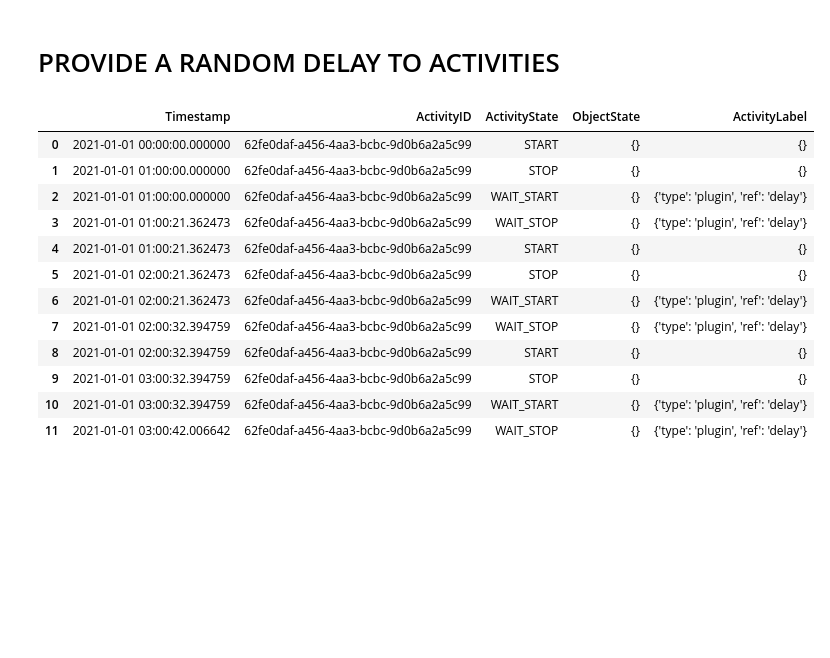
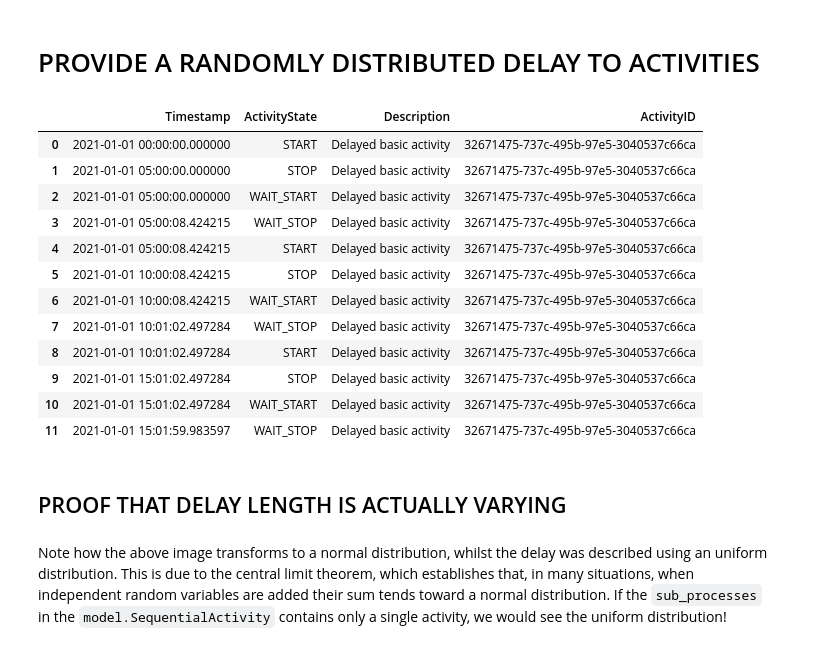
Before and after one commit to thijsreedijk/OpenCLSim, a Jupyter notebook: notebooks/19_RandomDelay.ipynb, the cells around one changed output. Drawn from its saved outputs; the diff is of its cells as text; code cells hidden in the pictures; blank space fills up the shorter version.

Commit message:
Randomly distributed delay
Updated Delay Plugin and Provided a example in Jupyter

```diff
--- a/notebooks/19_RandomDelay.ipynb
+++ b/notebooks/19_RandomDelay.ipynb
@@ -1,5 +1,5 @@
 # %% [markdown]
-# PROVIDE A RANDOM DELAY TO ACTIVITIES
+# PROVIDE A RANDOMLY DISTRIBUTED DELAY TO ACTIVITIES
 # %%
 # Import dependencies
 import datetime
@@ -24,7 +25,6 @@ class SimulationEnvironment(object):
     ----------
         start_date: datetime.datetime
             A datetime object specifying the simulation start date.
-
     """
 
 
@@ -42,12 +42,14 @@ class SimulationEnvironment(object):
         """ Use this function to define your activities. """
 
         # In this example we define a basic activity
+        length = 3600 * 5  # The activity takes about 5 hours.
         delay_by = st.uniform(loc=0, scale=1)  # The delay as RANDOM variable.
+
         activity = DelayedBasicActivity(
             env=self.env,  # The SimPy environment
-            duration=3600,  # The activity takes an hour
+            duration=length,  # The length the activity takes
             registry={} ,  #
-            name='delayed basic activity',  # Description
+            name='Delayed basic activity',  # Description
             delay_percentage=delay_by,  # The delay in percentages
             postpone_start=True  # For sequential or while activities
         )
@@ -71,8 +73,15 @@ class SimulationEnvironment(object):
 
     @property
     def event_log(self):
-        """ Function returns the event log """
-        pass
+        """ Function returns the event log. """
+        return get_event_log(activity_list=self.activities)
+
+    @property
+    def project_length(self):
+        """ Function returns the project length. """
+        log = self.event_log
+        dt = (log.Timestamp.iloc[-1] - log.Timestamp.iloc[0])
+        return dt.total_seconds() / (3600)
 
 
 # Define the delayed basic activity using inheritance.
@@ -82,18 +91,21 @@ class DelayedBasicActivity(plugins.HasDelayPlugin, model.BasicActivity):
 # %%
 sim = SimulationEnvironment(datetime.datetime(2021, 1, 1))
 res = sim.execute_simulation()
-pd.DataFrame(sim.activities[0].log)
+log = sim.event_log
+log
 # %% [output]
-|  | Timestamp | ActivityID | ActivityState | ObjectState | ActivityLabel |
-| 0 | 2021-01-01 00:00:00.000000 | 62fe0daf-a456-4aa3-bcbc-9d0b6a2a5c99 | START | {} | {} |
-| 1 | 2021-01-01 01:00:00.000000 | 62fe0daf-a456-4aa3-bcbc-9d0b6a2a5c99 | STOP | {} | {} |
-| 2 | 2021-01-01 01:00:00.000000 | 62fe0daf-a456-4aa3-bcbc-9d0b6a2a5c99 | WAIT_START | {} | {'type': 'plugin', 'ref': 'delay'} |
-| 3 | 2021-01-01 01:00:21.362473 | 62fe0daf-a456-4aa3-bcbc-9d0b6a2a5c99 | WAIT_STOP | {} | {'type': 'plugin', 'ref': 'delay'} |
-| 4 | 2021-01-01 01:00:21.362473 | 62fe0daf-a456-4aa3-bcbc-9d0b6a2a5c99 | START | {} | {} |
-| 5 | 2021-01-01 02:00:21.362473 | 62fe0daf-a456-4aa3-bcbc-9d0b6a2a5c99 | STOP | {} | {} |
-| 6 | 2021-01-01 02:00:21.362473 | 62fe0daf-a456-4aa3-bcbc-9d0b6a2a5c99 | WAIT_START | {} | {'type': 'plugin', 'ref': 'delay'} |
-| 7 | 2021-01-01 02:00:32.394759 | 62fe0daf-a456-4aa3-bcbc-9d0b6a2a5c99 | WAIT_STOP | {} | {'type': 'plugin', 'ref': 'delay'} |
-| 8 | 2021-01-01 02:00:32.394759 | 62fe0daf-a456-4aa3-bcbc-9d0b6a2a5c99 | START | {} | {} |
-| 9 | 2021-01-01 03:00:32.394759 | 62fe0daf-a456-4aa3-bcbc-9d0b6a2a5c99 | STOP | {} | {} |
-| 10 | 2021-01-01 03:00:32.394759 | 62fe0daf-a456-4aa3-bcbc-9d0b6a2a5c99 | WAIT_START | {} | {'type': 'plugin', 'ref': 'delay'} |
-| 11 | 2021-01-01 03:00:42.006642 | 62fe0daf-a456-4aa3-bcbc-9d0b6a2a5c99 | WAIT_STOP | {} | {'type': 'plugin', 'ref': 'delay'} |
+|  | Timestamp | ActivityState | Description | ActivityID |
+| 0 | 2021-01-01 00:00:00.000000 | START | Delayed basic activity | 32671475-737c-495b-97e5-3040537c66ca |
+| 1 | 2021-01-01 05:00:00.000000 | STOP | Delayed basic activity | 32671475-737c-495b-97e5-3040537c66ca |
+| 2 | 2021-01-01 05:00:00.000000 | WAIT_START | Delayed basic activity | 32671475-737c-495b-97e5-3040537c66ca |
+| 3 | 2021-01-01 05:00:08.424215 | WAIT_STOP | Delayed basic activity | 32671475-737c-495b-97e5-3040537c66ca |
+| 4 | 2021-01-01 05:00:08.424215 | START | Delayed basic activity | 32671475-737c-495b-97e5-3040537c66ca |
+| 5 | 2021-01-01 10:00:08.424215 | STOP | Delayed basic activity | 32671475-737c-495b-97e5-3040537c66ca |
+| 6 | 2021-01-01 10:00:08.424215 | WAIT_START | Delayed basic activity | 32671475-737c-495b-97e5-3040537c66ca |
+| 7 | 2021-01-01 10:01:02.497284 | WAIT_STOP | Delayed basic activity | 32671475-737c-495b-97e5-3040537c66ca |
+| 8 | 2021-01-01 10:01:02.497284 | START | Delayed basic activity | 32671475-737c-495b-97e5-3040537c66ca |
+| 9 | 2021-01-01 15:01:02.497284 | STOP | Delayed basic activity | 32671475-737c-495b-97e5-3040537c66ca |
+| 10 | 2021-01-01 15:01:02.497284 | WAIT_START | Delayed basic activity | 32671475-737c-495b-97e5-3040537c66ca |
+| 11 | 2021-01-01 15:01:59.983597 | WAIT_STOP | Delayed basic activity | 32671475-737c-495b-97e5-3040537c66ca |
+# %% [markdown]
+## PROOF THAT DELAY LENGTH IS ACTUALLY VARYING
@@ -99,0 +143,6 @@ pd.DataFrame(sim.activities[0].log)
+# %% [markdown]
+<div style="width:500px;">
+
+Note how the above image transforms to a normal distribution, whilst the delay was described using an uniform distribution. This is due to the central limit theorem, which establishes that, in many situations, when independent random variables are added their sum tends toward a normal distribution. If the `sub_processes` in the `model.SequentialActivity` contains only a single activity, we would see the uniform distribution!
+
+</div>
```
Also changed, not shown: parts of 4 cells of this notebook, 4 other files.
